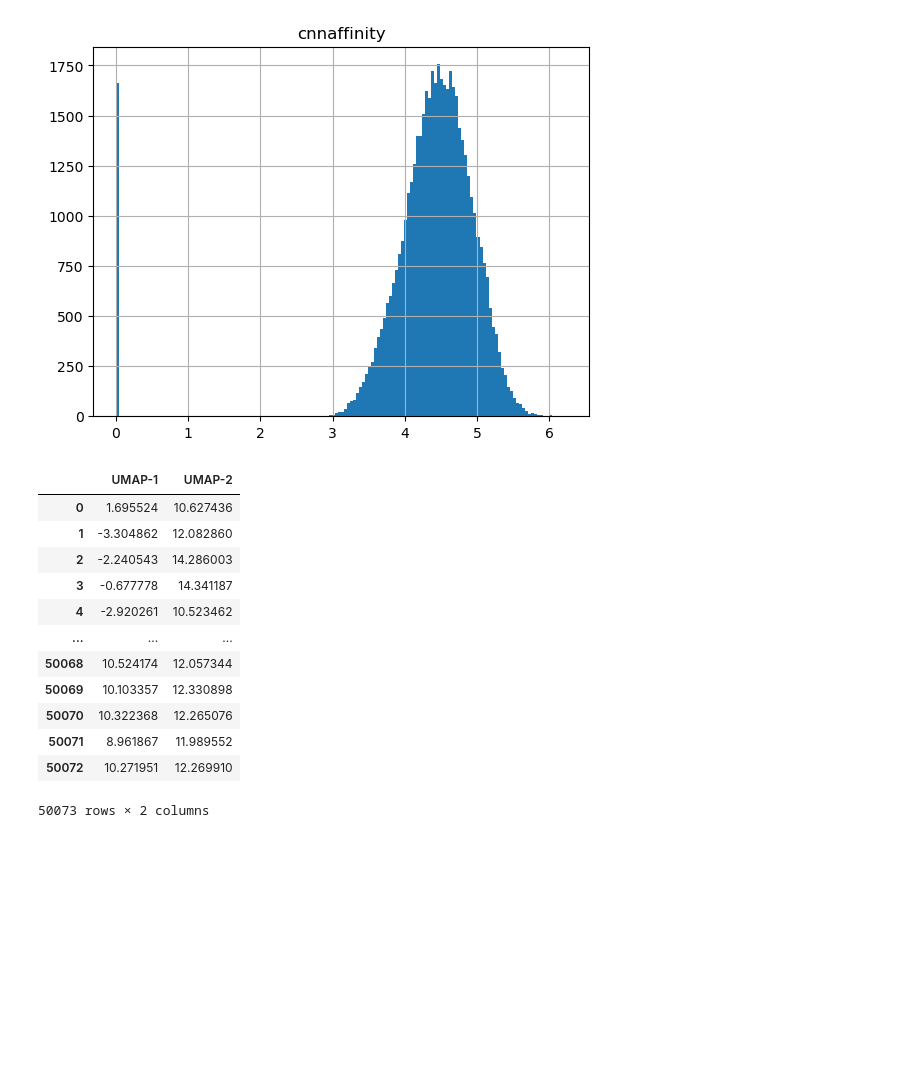
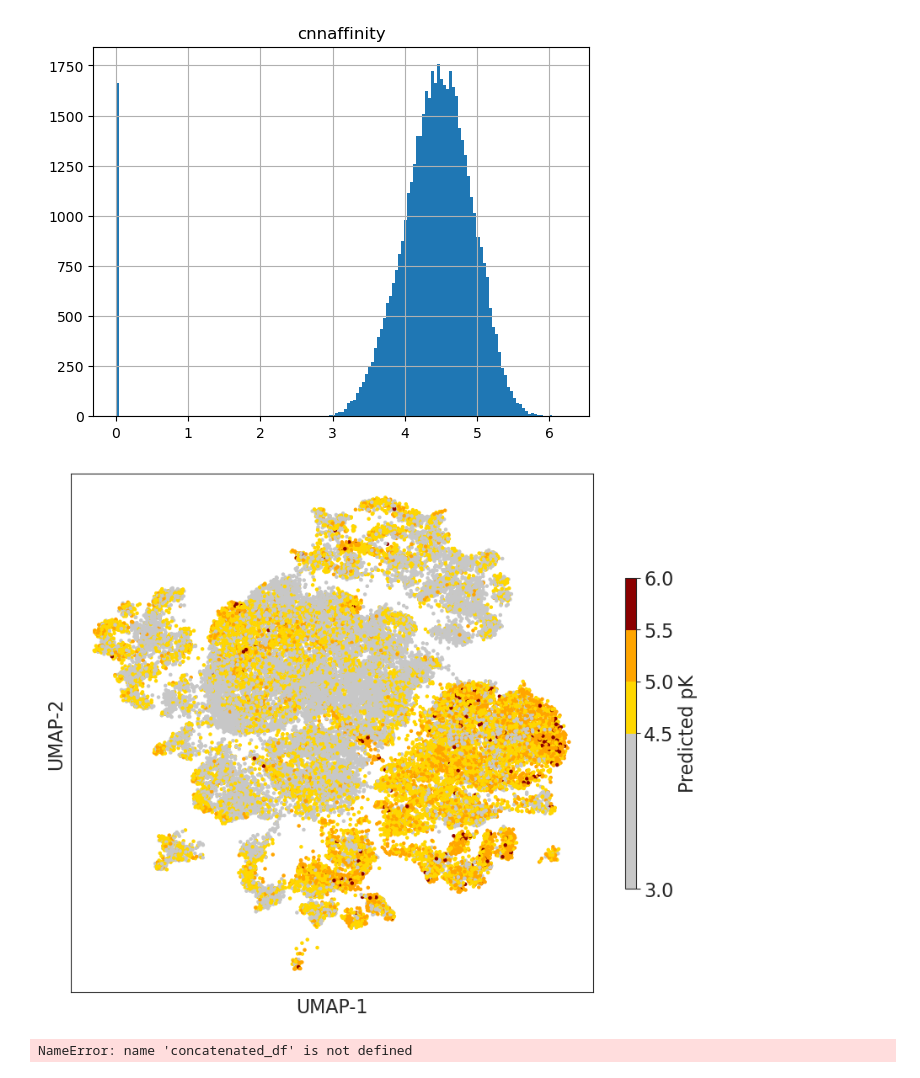
Before and after one commit to BenCree/fegrow_al_data, a Jupyter notebook: plots.ipynb, the cells around one changed output. Cells and saved outputs as stored; diff of their text form; code cells hidden in the pictures; blank space fills up the shorter version.

```diff
--- a/plots.ipynb
+++ b/plots.ipynb
@@ -910,18 +910,44 @@ array([[<AxesSubplot:title={'center':'cnnaffinity'}>]], dtype=object)
 # %%
 %store -r res
 # %%
-res
+oracle_df = oracle_df.reset_index(drop=True,)
+res = res.reset_index(drop=True,)
+df = pd.concat([oracle_df, res], axis=1)
+df['cnnaffinity'] = df['cnnaffinity'].astype(float)
+umap_df = df[df['cnnaffinity'] > 0]
-# %% [output]
-|  | UMAP-1 | UMAP-2 |
-| 0 | 1.695524 | 10.627436 |
-| 1 | -3.304862 | 12.082860 |
-| 2 | -2.240543 | 14.286003 |
-| 3 | -0.677778 | 14.341187 |
-| 4 | -2.920261 | 10.523462 |
-| ... | ... | ... |
-| 50068 | 10.524174 | 12.057344 |
-| 50069 | 10.103357 | 12.330898 |
-| 50070 | 10.322368 | 12.265076 |
-| 50071 | 8.961867 | 11.989552 |
-| 50072 | 10.271951 | 12.269910 |
-50073 rows × 2 columns
+# %%
+import matplotlib.pyplot as plt
+from matplotlib.colors import BoundaryNorm, ListedColormap
+import seaborn as sns
+import numpy as np
+
+# Custom color map and normalization
+my_colors = ['#c7c7c7', 'gold', 'orange', 'red', 'darkred']
+my_cmap = ListedColormap(my_colors)
+bounds = [3, 4.5, 5, 5.5, 6]
+my_norm = BoundaryNorm(bounds, ncolors=len(my_colors))
+
+def plot_umap(df, title, size=100):
+    sns.set_style('white')
+    plt.figure(figsize=(10, 8))
+
+    # Use custom colormap and norm
+    points = plt.scatter(x=df['UMAP-1'], y=df['UMAP-2'], c=df['cnnaffinity'], cmap=my_cmap, norm=my_norm, s=size)
+
+    # Creating color bar and legend
+    cbar = plt.colorbar(points, spacing='proportional', ticks=bounds, shrink=0.6, aspect=30)
+    cbar.ax.tick_params(labelsize=16)
+    cbar.set_label('Predicted pK', fontsize=16)
+    #plt.title(f'Chemical space UMAP - {title}', fontsize=16)
+    plt.xlabel('UMAP-1', fontsize=16)
+    plt.ylabel('UMAP-2', fontsize=16)
+    plt.xticks([])
+    plt.yticks([])
+
+    #plt.legend(title='CNNaffinity', title_fontsize=14, fontsize=14, bbox_to_anchor=(1.05, 1), loc=2, borderaxespad=0.)
+    plt.savefig(title, bbox_inches='tight')
+    plt.show()
+# %%
+plot_umap(umap_df, '50K', size=5)
+# %% [output]
+[figure, added]
@@ -927,0 +960,17 @@ res
+# %%
+cycle_dict = extract_cycles(concatenated_df)
+
+cycles = ['1','13']
+for i, df in enumerate(cycle_dict.values()):
+    number_of_zeros = (df['cnnaffinity'] == 0).sum()
+    mean_value = df['cnnaffinity'].mean()
+    print(f'mean cnnaffinity: {mean_value}, # of 0s: {number_of_zeros}')
+    filtered_df = fid_filter(df)
+    print(filtered_df)
+    #cycle = str(filtered_df['cycle'].iloc[0])
+    #print(cycle)
+    filtered_df['cnnaffinity'] = filtered_df['cnnaffinity'].astype(float)
+    filtered_df = filtered_df[filtered_df['cnnaffinity'] > 0]
+    plot_umap(filtered_df, f'{cycles[i]}',size=10)
+# %% [output]
+NameError: name 'concatenated_df' is not defined
```
Also changed, not shown: parts of 4 cells of this notebook.
